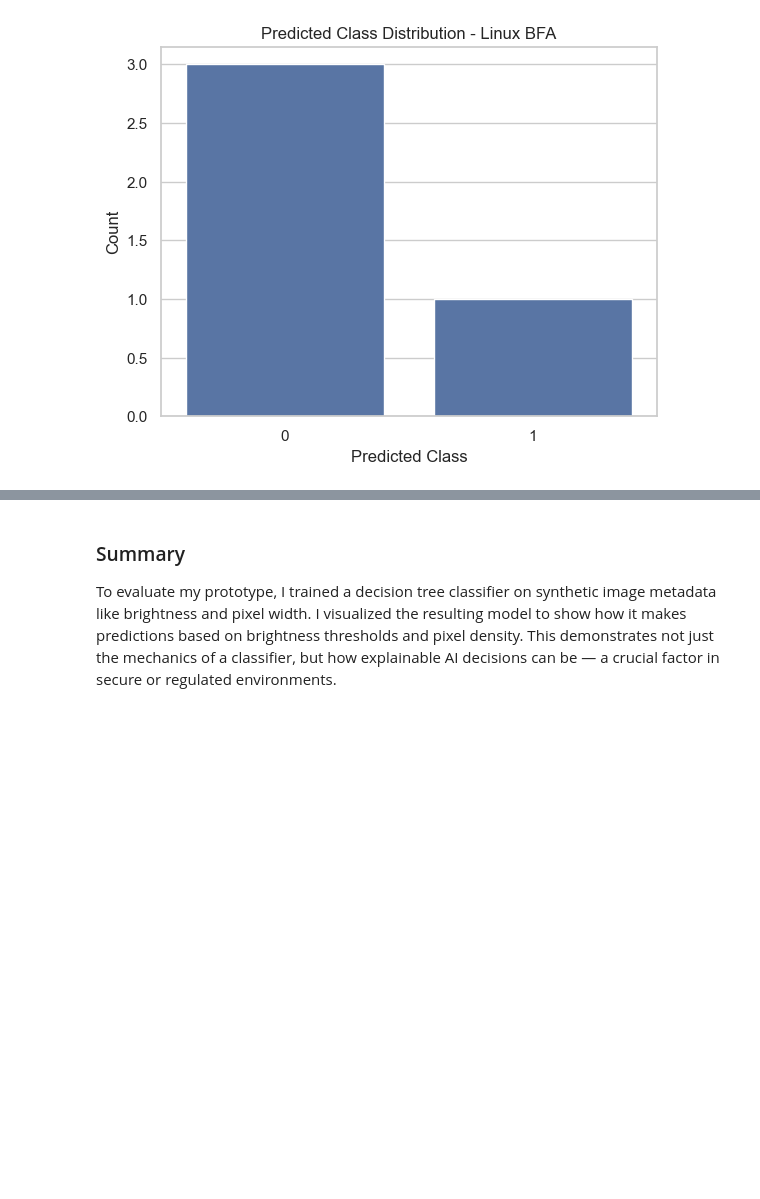
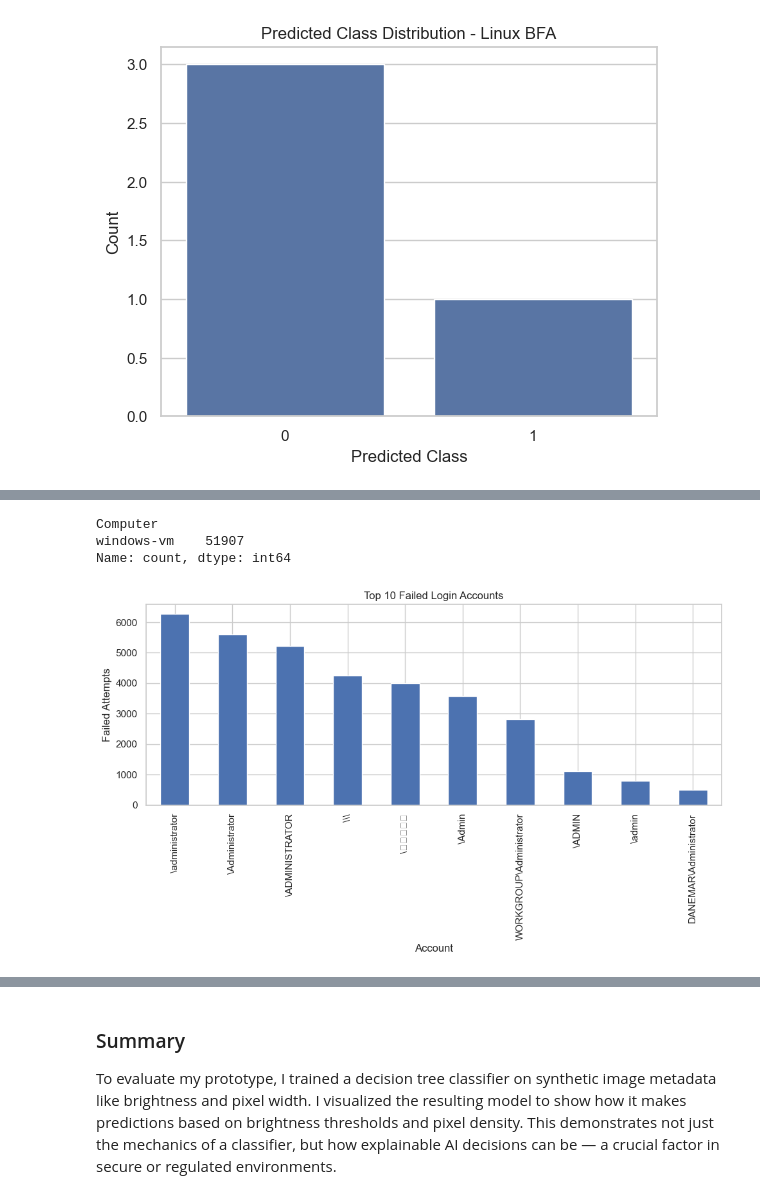
Before and after one commit to tristach/rakuten-ML-cloud-cover, a Jupyter notebook: notebooks/rakuten-ml-prototype.ipynb, the cells around one changed output, grey strips where cells are left out. Saved outputs shown, nothing was run; the diff lists cells and outputs as text; code cells hidden in the pictures; blank space fills up the shorter version.

```diff
--- a/notebooks/rakuten-ml-prototype.ipynb
+++ b/notebooks/rakuten-ml-prototype.ipynb
@@ -307,0 +390,3 @@ plt.show()
+# %%
+df = pd.read_csv("CloudCover.csv")
+print(df.head())
@@ -307,0 +407,16 @@ plt.show()
+# %%
+print(df["Computer"].value_counts().head())
+# %% [output]
+Computer
+windows-vm    51907
+Name: count, dtype: int64
+# %%
+import matplotlib.pyplot as plt
+
+df["Account"].value_counts().head(10).plot(kind="bar", figsize=(10,6), title="Top 10 Failed Login Accounts")
+plt.xlabel("Account")
+plt.ylabel("Failed Attempts")
+plt.tight_layout()
+plt.show()
+# %% [output]
+[figure, added]
```
Also changed, not shown: parts of 19 cells of this notebook, 9 other files.
